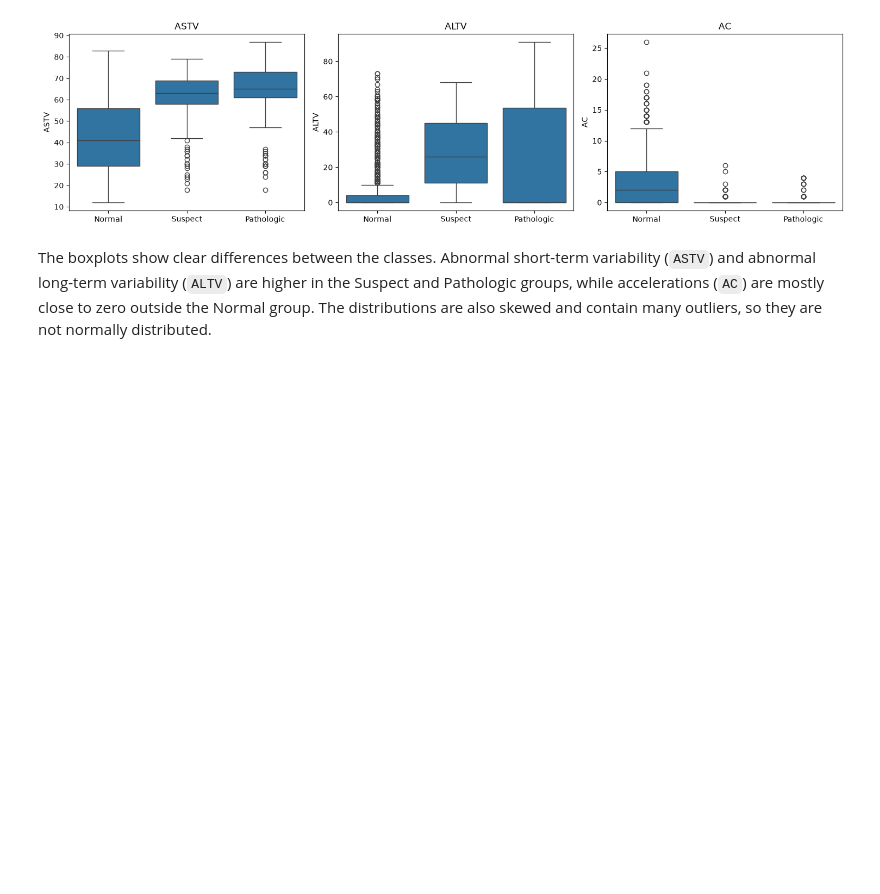
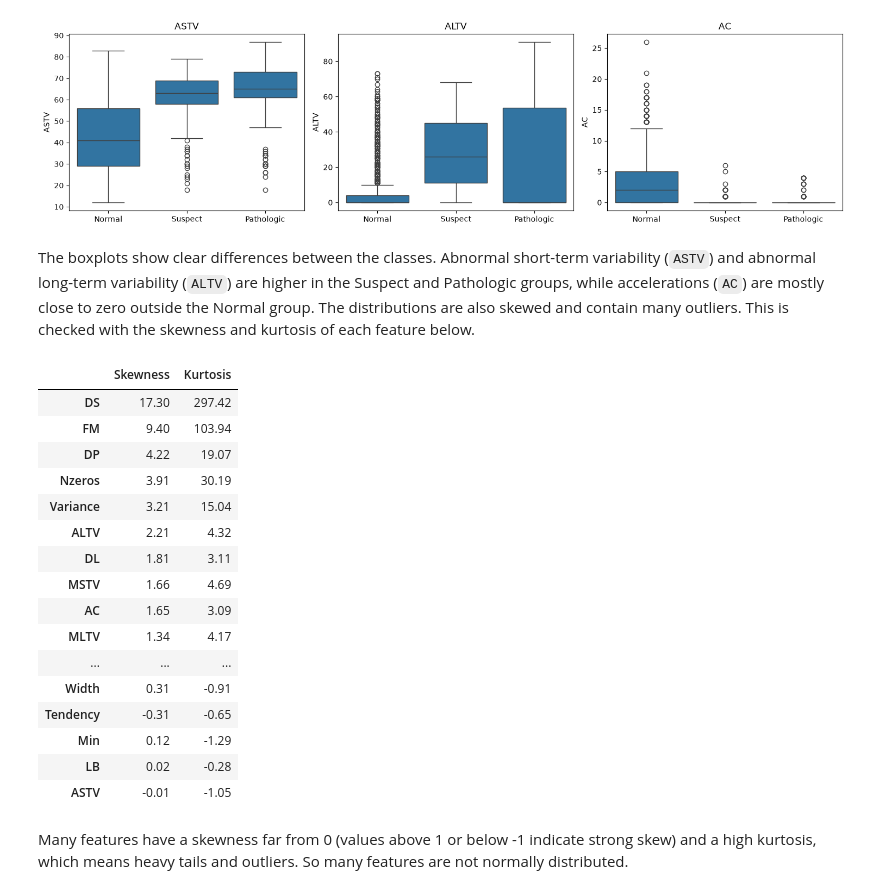
Before and after one commit to sba26106-bit/machine-learning-ca1, a Jupyter notebook: CA1_ML.ipynb, the cells around one changed output. Drawn from its saved outputs; the diff is of its cells as text; code cells hidden in the pictures; blank space fills up the shorter version.

```diff
--- a/CA1_ML.ipynb
+++ b/CA1_ML.ipynb
@@ -367,5 +367,29 @@ plt.show()
 # %% [output]
 [figure]
 # %% [markdown]
-The boxplots show clear differences between the classes. Abnormal short-term variability (`ASTV`) and abnormal long-term variability (`ALTV`) are higher in the Suspect and Pathologic groups, while accelerations (`AC`) are mostly close to zero outside the Normal group. The distributions are also skewed and contain many outliers, so they are not normally distributed.
+The boxplots show clear differences between the classes. Abnormal short-term variability (`ASTV`) and abnormal long-term variability (`ALTV`) are higher in the Suspect and Pathologic groups, while accelerations (`AC`) are mostly close to zero outside the Normal group. The distributions are also skewed and contain many outliers. This is checked with the skewness and kurtosis of each feature below.
+# %%
+# Skewness and kurtosis of each feature (0 = same shape as a normal distribution)
+shape_table = pd.DataFrame({'Skewness': X.skew(), 'Kurtosis': X.kurt()}).round(2)
+shape_table.sort_values('Skewness', key=abs, ascending=False)
+# %% [output]
+|  | Skewness | Kurtosis |
+| DS | 17.30 | 297.42 |
+| FM | 9.40 | 103.94 |
+| DP | 4.22 | 19.07 |
+| Nzeros | 3.91 | 30.19 |
+| Variance | 3.21 | 15.04 |
+| ALTV | 2.21 | 4.32 |
+| DL | 1.81 | 3.11 |
+| MSTV | 1.66 | 4.69 |
+| AC | 1.65 | 3.09 |
+| MLTV | 1.34 | 4.17 |
+| ... | ... | ... |
+| Width | 0.31 | -0.91 |
+| Tendency | -0.31 | -0.65 |
+| Min | 0.12 | -1.29 |
+| LB | 0.02 | -0.28 |
+| ASTV | -0.01 | -1.05 |
+# %% [markdown]
+Many features have a skewness far from 0 (values above 1 or below -1 indicate strong skew) and a high kurtosis, which means heavy tails and outliers. So many features are not normally distributed.
 # %% [markdown]
```
Also changed, not shown: parts of 7 cells of this notebook.
